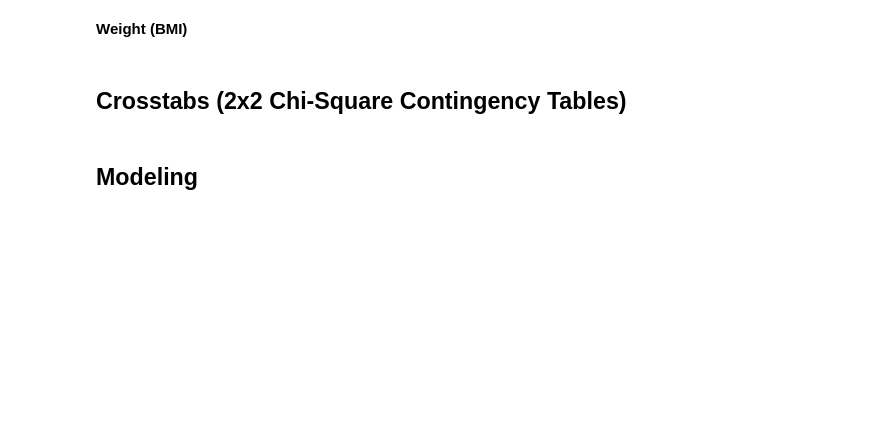
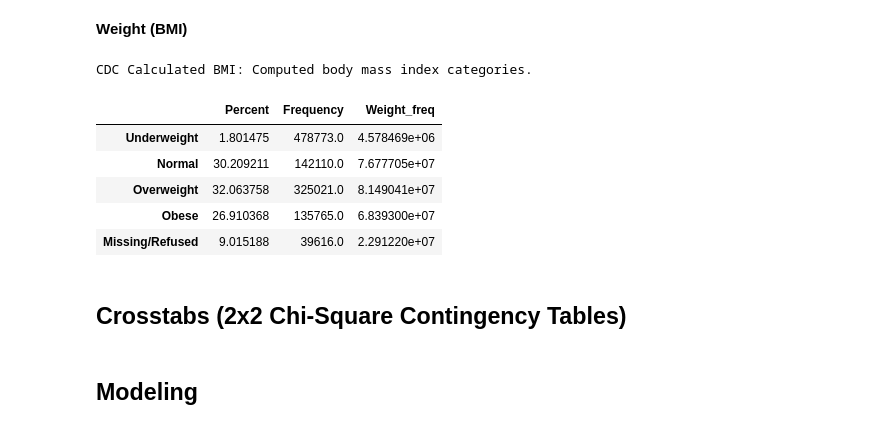
Before and after one commit to pmleffers/BRFSS2016, a Jupyter notebook: BRFSS notebook.ipynb, the cells around one changed output. Cells and saved outputs as stored; diff of their text form; code cells hidden in the pictures; blank space fills up the shorter version.

```diff
--- a/BRFSS notebook.ipynb
+++ b/BRFSS notebook.ipynb
@@ -232,2 +479,11 @@ Frequency Table: Exercise within the last 30 days.
 # %% [markdown]
 **Smoking**
+# %%
+temp=pd.DataFrame(BRFSS2016['_RFSMOK3'])
+#one-hot encoding
+for x in temp._RFSMOK3.unique():
+    temp[x]=(temp._RFSMOK3==x).astype(int)
+
+#temp.columns
+#Index(['_RFSMOK3', 1, 2, 9], dtype='object')
+temp.rename(columns={'_RFSMOK3':'TOBUSER', 1:'one', 2:'two', 9:'nine'}, inplace=True)
@@ -234,5 +523,57 @@ Frequency Table: Exercise within the last 30 days.
 # %% [markdown]
 **Weight (BMI)**
+# %%
+temp=pd.DataFrame(BRFSS2016['_BMI5CAT'])
+#replace null values
+temp.fillna(0,inplace=True)
+#one-hot encoding
+for x in temp._BMI5CAT.unique():
+    temp[x]=(temp._BMI5CAT==x).astype(int)
+
+#temp.columns
+temp.rename(columns={'_BMI5CAT':'BMICATS', 1:'one', 2:'two', 3:'three',4:'four',0:'zero'}, inplace=True)
+# %%
+#Setup Statsmodels to get Frequency Weights
+#one
+freqTemp = smf.DescrStatsW(temp['one'], weights=WeightVar)
+counts=np.array(pd.Series(temp.one).value_counts())
+one=np.array([freqTemp.mean*100,counts[0],freqTemp.sum])
+#two
+freqTemp = smf.DescrStatsW(temp['two'], weights=WeightVar)
+counts=np.array(pd.Series(temp.two).value_counts())
+two=np.array([freqTemp.mean*100,counts[1],freqTemp.sum])
+#three
+freqTemp = smf.DescrStatsW(temp['three'], weights=WeightVar)
+counts=np.array(pd.Series(temp.three).value_counts())
+three=np.array([freqTemp.mean*100,counts[0],freqTemp.sum])
+#four
+freqTemp = smf.DescrStatsW(temp['four'], weights=WeightVar)
+counts=np.array(pd.Series(temp.four).value_counts())
+four=np.array([freqTemp.mean*100,counts[1],freqTemp.sum])
+#zero
+freqTemp = smf.DescrStatsW(temp['zero'], weights=WeightVar)
+counts=np.array(pd.Series(temp.zero).value_counts())
+zero=np.array([freqTemp.mean*100,counts[1],freqTemp.sum])
+
+#Create Table (DataFrame)
+freq_table=pd.DataFrame(np.array([one,two,three,four,zero]),columns=['Percent','Frequency','Weight_freq'])
+#Modify index rows
+first,second,third,fourth,zero = freq_table.index[0],freq_table.index[1],freq_table.index[2],freq_table.index[3],freq_table.index[4]
+freq_table.rename(index={first: 'Underweight',second: 'Normal',third:'Overweight',fourth:'Obese',zero:'Missing/Refused'},inplace=True)
+#Create Totals Row
+last=np.array([round(freq_table['Percent'].sum()),round(freq_table['Frequency'].sum()),round(freq_table['Weight_freq'].sum())])
+#freq_table.loc[len(freq_table)]=last
+#freq_table.rename(index={5:'Total'},inplace=True)
+print('CDC Calculated BMI: Computed body mass index categories.')
+freq_table
+# %% [output]
+CDC Calculated BMI: Computed body mass index categories.
+|  | Percent | Frequency | Weight_freq |
+| Underweight | 1.801475 | 478773.0 | 4.578469e+06 |
+| Normal | 30.209211 | 142110.0 | 7.677705e+07 |
+| Overweight | 32.063758 | 325021.0 | 8.149041e+07 |
+| Obese | 26.910368 | 135765.0 | 6.839300e+07 |
+| Missing/Refused | 9.015188 | 39616.0 | 2.291220e+07 |
 # %% [markdown]
 Crosstabs (2x2 Chi-Square Contingency Tables)
 ------------------------
```
Also changed, not shown: parts of 16 cells of this notebook.
